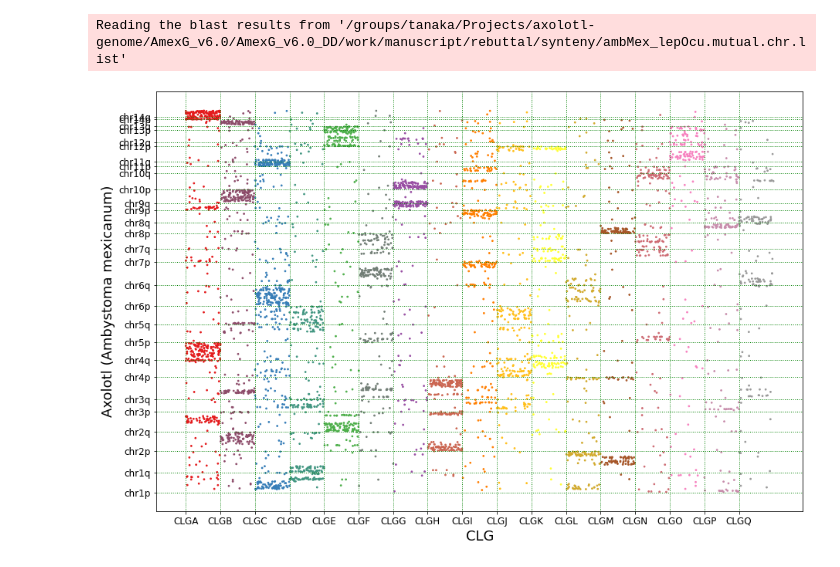
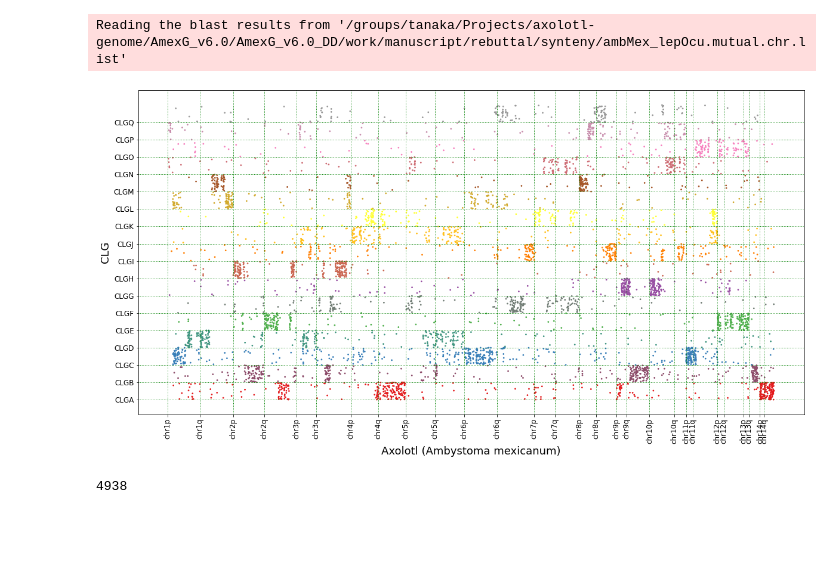
Before and after one commit to labtanaka/schloissnig_axolotl, a Jupyter notebook: jupyter/synteny/plotSyntenyCLG.ipynb, the cells around one changed output. Cells and saved outputs as stored; diff of their text form; code cells hidden in the pictures; blank space fills up the shorter version.

```diff
--- a/jupyter/synteny/plotSyntenyCLG.ipynb
+++ b/jupyter/synteny/plotSyntenyCLG.ipynb
@@ -107,30 +107,34 @@ Reading the blast results from '/groups/tanaka/Projects/axolotl-genome/AmexG_v6.
 # %%
 %matplotlib inline
 
 import matplotlib.pyplot as plt
 
-fig = plt.figure(figsize=(15,10))
-plt.scatter(y_data, x_data, c=colors, s=3)
+fig = plt.figure(figsize=(20,10))
+plt.scatter(x_data, y_data, c=colors, s=3)
+x_ticks = []
+x_ticks_labels = []
+
+for x in chrSizes_ambMex['order']:
+    iOffset = calculateOffset(x, chrSizes_ambMex)
+    plt.axvline(iOffset, linestyle='dotted', color='green', linewidth=1)
+    x_ticks.append(iOffset)
+    x_ticks_labels.append(x)
+plt.xticks(x_ticks, x_ticks_labels, fontsize=12, rotation=90)
+plt.xlabel('Axolotl (Ambystoma mexicanum)', fontsize=18)
+
 y_ticks = []
 y_ticks_labels = []
-
-for y in chrSizes_ambMex['order']:
-    iOffset = calculateOffset(y, chrSizes_ambMex)
+for y in chrSizes_CLG['order']:
+    iOffset = calculateOffset(y, chrSizes_CLG)
     plt.axhline(iOffset, linestyle='dotted', color='green', linewidth=1)
     y_ticks.append(iOffset)
     y_ticks_labels.append(y)
 plt.yticks(y_ticks, y_ticks_labels, fontsize=12)
-plt.ylabel('Axolotl (Ambystoma mexicanum)', fontsize=18)
-
-x_ticks = []
-x_ticks_labels = []
-for x in chrSizes_CLG['order']:
-    iOffset = calculateOffset(x, chrSizes_CLG)
-    plt.axvline(iOffset, linestyle='dotted', color='green', linewidth=1)
-    x_ticks.append(iOffset)
-    x_ticks_labels.append(x)
-plt.xticks(x_ticks, x_ticks_labels, fontsize=12)
-plt.xlabel('CLG', fontsize=18)
+plt.ylabel('CLG', fontsize=18)
 plt.savefig('/groups/tanaka/Projects/axolotl-genome/AmexG_v6.0/AmexG_v6.0_DD/work/manuscript/rebuttal/synteny/amex_vs_CLG.pdf')
 # %% [output]
-[figure, old version]
+[figure, new version]
+# %%
+len(y_data)
+# %% [output]
+4938
```
Also changed, not shown: 27 other files.
